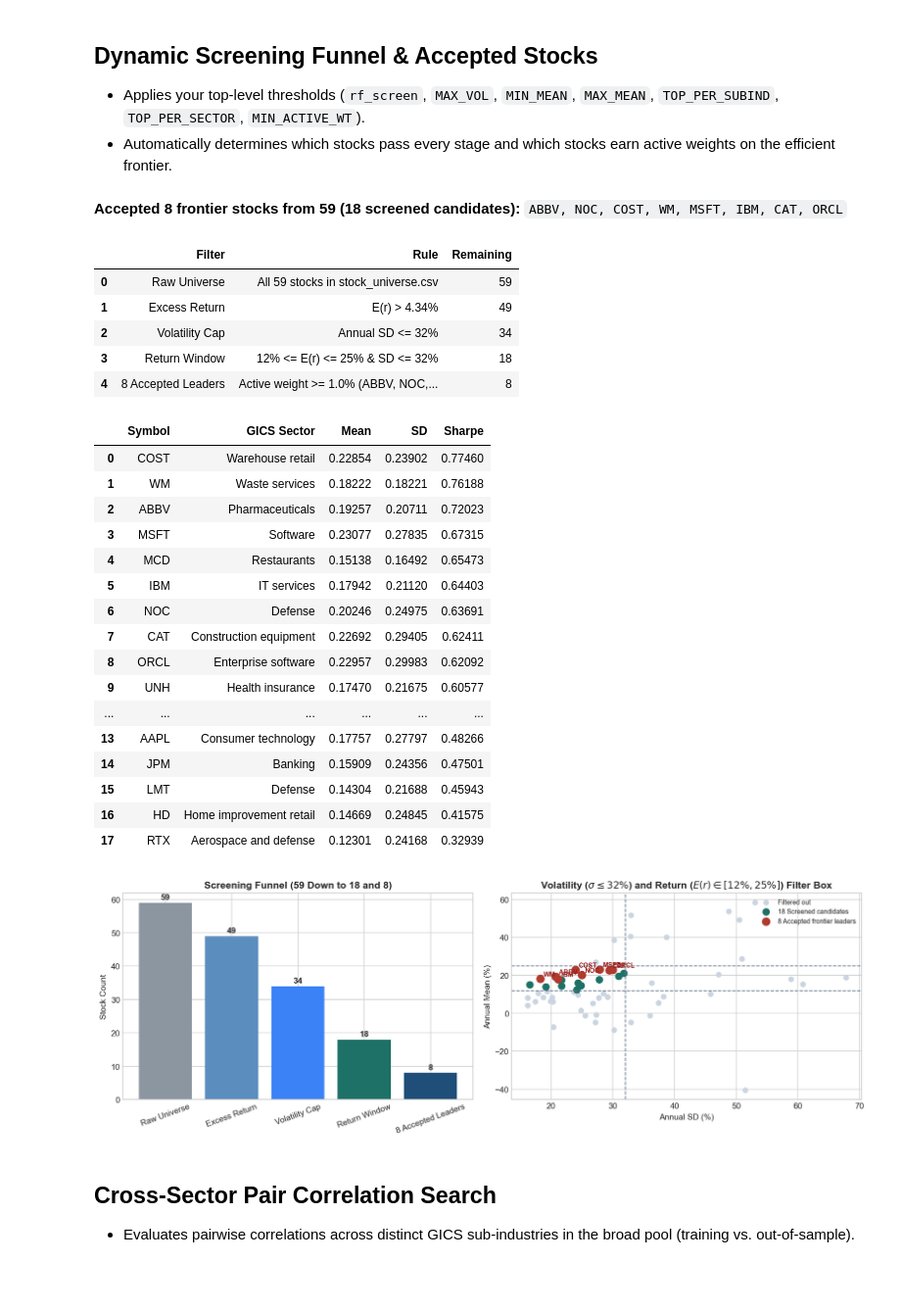
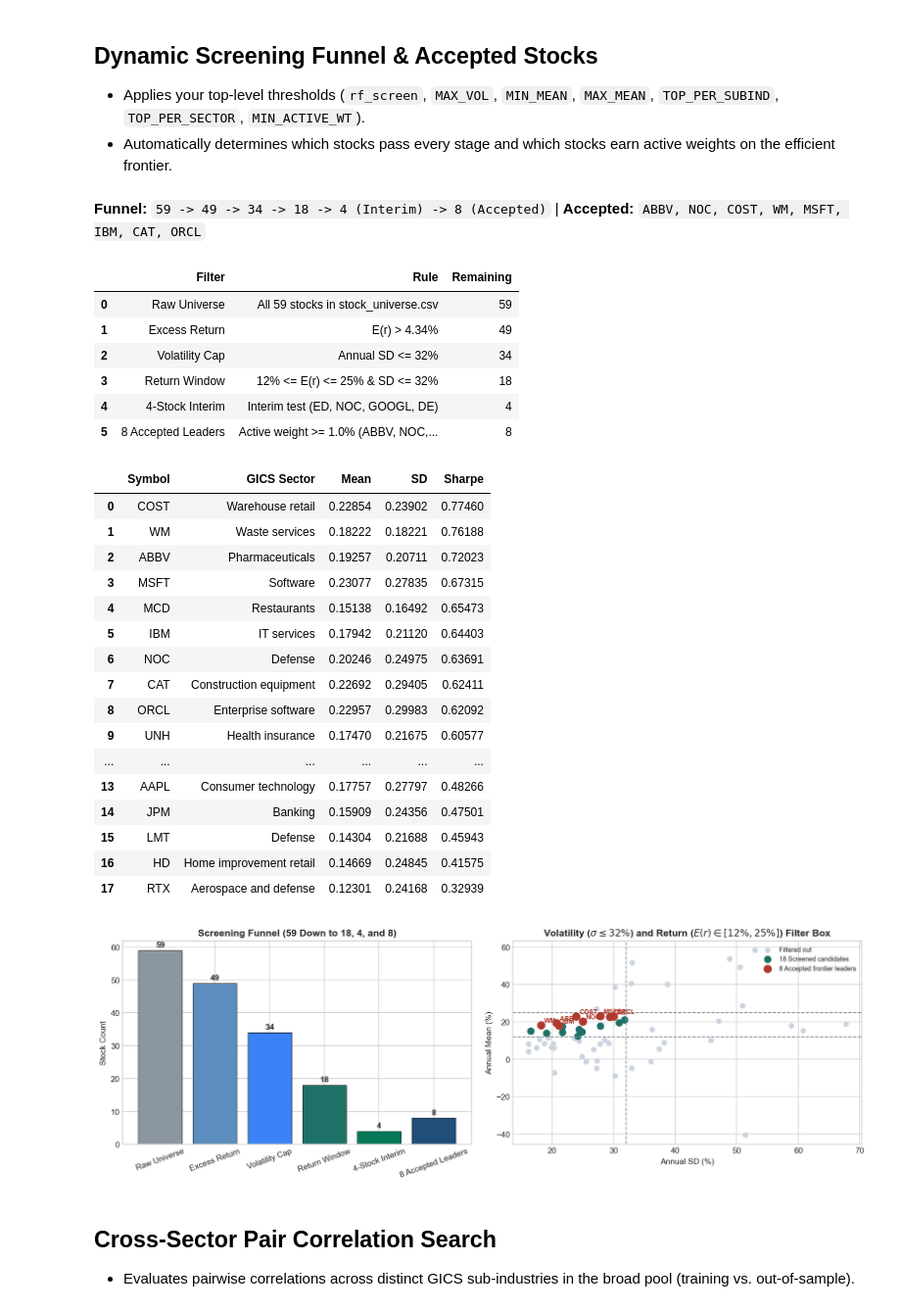
Before and after one commit to faglyramschie7/Markowitz-Efficient-Portfolio, a Jupyter notebook: universe_screening/us_universe_screening.ipynb, the cells around one changed output. Shown at 98% size. Saved outputs shown, nothing was run; the diff lists cells and outputs as text; code cells hidden in the pictures; blank space fills up the shorter version.

Commit message:
Restore editable 4-stock interim test across funnel, frontier, and OOS notebooks

```diff
--- a/universe_screening/us_universe_screening.ipynb
+++ b/universe_screening/us_universe_screening.ipynb
@@ -45,6 +45,7 @@ MAX_VOL = 0.32           # Stage 3: maximum annual SD <= MAX_VOL
 MIN_MEAN = 0.12          # Stage 4: lower annual return bound E(r) >= MIN_MEAN
 MAX_MEAN = 0.25          # Stage 4: upper annual return bound E(r) <= MAX_MEAN
 MIN_ACTIVE_WT = 0.01     # Stage 5: active frontier weight cutoff (w >= MIN_ACTIVE_WT)
+INTERIM_4 = ['ED', 'NOC', 'GOOGL', 'DE']  # Interim 4-stock test quartet (editable)
 # ==============================================================================
 
 def load_universe():
@@ -198,19 +199,21 @@ funnel_df = pd.DataFrame([
     {'Filter': 'Excess Return', 'Rule': f'E(r) > {rf_screen:.2%}', 'Remaining': int(m_ex.sum())},
     {'Filter': 'Volatility Cap', 'Rule': f'Annual SD <= {MAX_VOL:.0%}', 'Remaining': int(m_vol.sum())},
     {'Filter': 'Return Window', 'Rule': f'{MIN_MEAN:.0%} <= E(r) <= {MAX_MEAN:.0%} & SD <= {MAX_VOL:.0%}', 'Remaining': int(m_trim.sum())},
+    {'Filter': f'{len(INTERIM_4)}-Stock Interim', 'Rule': f'Interim test ({", ".join(INTERIM_4)})', 'Remaining': len(INTERIM_4)},
     {'Filter': f'{k_sel} Accepted Leaders', 'Rule': f'Active weight >= {MIN_ACTIVE_WT:.1%} ({", ".join(SELECTED_TICKERS)})', 'Remaining': k_sel},
 ])
-display(Markdown(f'**Accepted {k_sel} frontier stocks from {len(sp_valid)} ({len(top_per_sector)} screened candidates):** `{", ".join(SELECTED_TICKERS)}`'))
+display(Markdown(f'**Funnel:** `{len(sp_valid)} -> {int(m_ex.sum())} -> {int(m_vol.sum())} -> {int(m_trim.sum())} -> {len(INTERIM_4)} (Interim) -> {k_sel} (Accepted)` | **Accepted:** `{", ".join(SELECTED_TICKERS)}`'))
 display(funnel_df)
 display(top_per_sector[['Symbol', 'GICS Sector', 'Mean', 'SD', 'Sharpe']].reset_index(drop=True))
 # %% [output]
-**Accepted 8 frontier stocks from 59 (18 screened candidates):** `ABBV, NOC, COST, WM, MSFT, IBM, CAT, ORCL`
+**Funnel:** `59 -> 49 -> 34 -> 18 -> 4 (Interim) -> 8 (Accepted)` | **Accepted:** `ABBV, NOC, COST, WM, MSFT, IBM, CAT, ORCL`
 |  | Filter | Rule | Remaining |
 | 0 | Raw Universe | All 59 stocks in stock_universe.csv | 59 |
 | 1 | Excess Return | E(r) > 4.34% | 49 |
 | 2 | Volatility Cap | Annual SD <= 32% | 34 |
 | 3 | Return Window | 12% <= E(r) <= 25% & SD <= 32% | 18 |
-| 4 | 8 Accepted Leaders | Active weight >= 1.0% (ABBV, NOC,... | 8 |
+| 4 | 4-Stock Interim | Interim test (ED, NOC, GOOGL, DE) | 4 |
+| 5 | 8 Accepted Leaders | Active weight >= 1.0% (ABBV, NOC,... | 8 |
 |  | Symbol | GICS Sector | Mean | SD | Sharpe |
 | 0 | COST | Warehouse retail | 0.22854 | 0.23902 | 0.77460 |
 | 1 | WM | Waste services | 0.18222 | 0.18221 | 0.76188 |
@@ -230,27 +233,28 @@ display(top_per_sector[['Symbol', 'GICS Sector', 'Mean', 'SD', 'Sharpe']].reset_
 | 17 | RTX | Aerospace and defense | 0.12301 | 0.24168 | 0.32939 |
 # %%
 # 3. Draw dynamic funnel counts and risk-return filter box
-fig, axes = plt.subplots(1, 2, figsize=(13.2, 4.6))
-axes[0].bar(funnel_df['Filter'], funnel_df['Remaining'], color=[COL_SLATE, COL_STEEL, '#3B82F6', COL_TEAL, COL_NAVY])
+fig, axes = plt.subplots(1, 2, figsize=(13.4, 4.6))
+fig.patch.set_facecolor('#FFFFFF')
+axes[0].bar(funnel_df['Filter'], funnel_df['Remaining'], color=[COL_SLATE, COL_STEEL, '#3B82F6', COL_TEAL, '#047857', COL_NAVY], edgecolor='#111111', linewidth=0.6)
 for i, v in enumerate(funnel_df['Remaining']):
     axes[0].text(i, v + 1, str(v), ha='center', fontweight='bold')
-axes[0].set(ylabel='Stock Count', title=f'Screening Funnel ({len(sp_valid)} Down to {len(top_per_sector)} and {k_sel})')
+axes[0].set(ylabel='Stock Count', title=f'Screening Funnel ({len(sp_valid)} Down to {len(top_per_sector)}, {len(INTERIM_4)}, and {k_sel})')
 axes[0].tick_params(axis='x', rotation=20)
 
 sel_rows = sp_valid[sp_valid['Symbol'].isin(SELECTED_TICKERS)]
 axes[1].scatter(sp_valid['SD'] * 100, sp_valid['Mean'] * 100, c='#CBD5E1', s=35, label='Filtered out')
 axes[1].scatter(top_per_sector['SD'] * 100, top_per_sector['Mean'] * 100, c=COL_TEAL, s=65, label=f'{len(top_per_sector)} Screened candidates')
-axes[1].scatter(sel_rows['SD'] * 100, sel_rows['Mean'] * 100, c=COL_CRIMSON, s=85, label=f'{k_sel} Accepted frontier leaders')
+axes[1].scatter(sel_rows['SD'] * 100, sel_rows['Mean'] * 100, c=COL_CRIMSON, s=85, zorder=5, label=f'{k_sel} Accepted frontier leaders')
 for _, r in sel_rows.iterrows():
-    axes[1].annotate(r['Symbol'], (r['SD'] * 100, r['Mean'] * 100), xytext=(4, 3), textcoords='offset points', fontsize=8, fontweight='bold', color='#991B1B')
-axes[1].axhline(MIN_MEAN * 100, color='#64748B', linestyle='--', lw=1.1)
-axes[1].axhline(MAX_MEAN * 100, color='#64748B', linestyle='--', lw=1.1)
-axes[1].axvline(MAX_VOL * 100, color='#64748B', linestyle='--', lw=1.1)
+    axes[1].annotate(r['Symbol'], (r['SD'] * 100, r['Mean'] * 100), xytext=(4, 3), textcoords='offset points', fontsize=8, fontweight='bold', color=COL_CRIMSON)
+axes[1].axhline(MIN_MEAN * 100, color=COL_SLATE, linestyle='--', lw=1.1)
+axes[1].axhline(MAX_MEAN * 100, color=COL_SLATE, linestyle='--', lw=1.1)
+axes[1].axvline(MAX_VOL * 100, color=COL_SLATE, linestyle='--', lw=1.1)
 axes[1].set(xlabel='Annual SD (%)', ylabel='Annual Mean (%)', title=rf'Volatility ($\sigma \leq {MAX_VOL*100:.0f}\%$) and Return ($E(r) \in [{MIN_MEAN*100:.0f}\%, {MAX_MEAN*100:.0f}\%]$) Filter Box')
 axes[1].legend(fontsize=8)
 plt.tight_layout(); plt.show()
 # %% [output]
-[figure, old version]
+[figure, new version]
 # %% [markdown]
 ## Cross-Sector Pair Correlation Search
 
```
Also changed, not shown: parts of 3 cells of this notebook, 2 other files.
